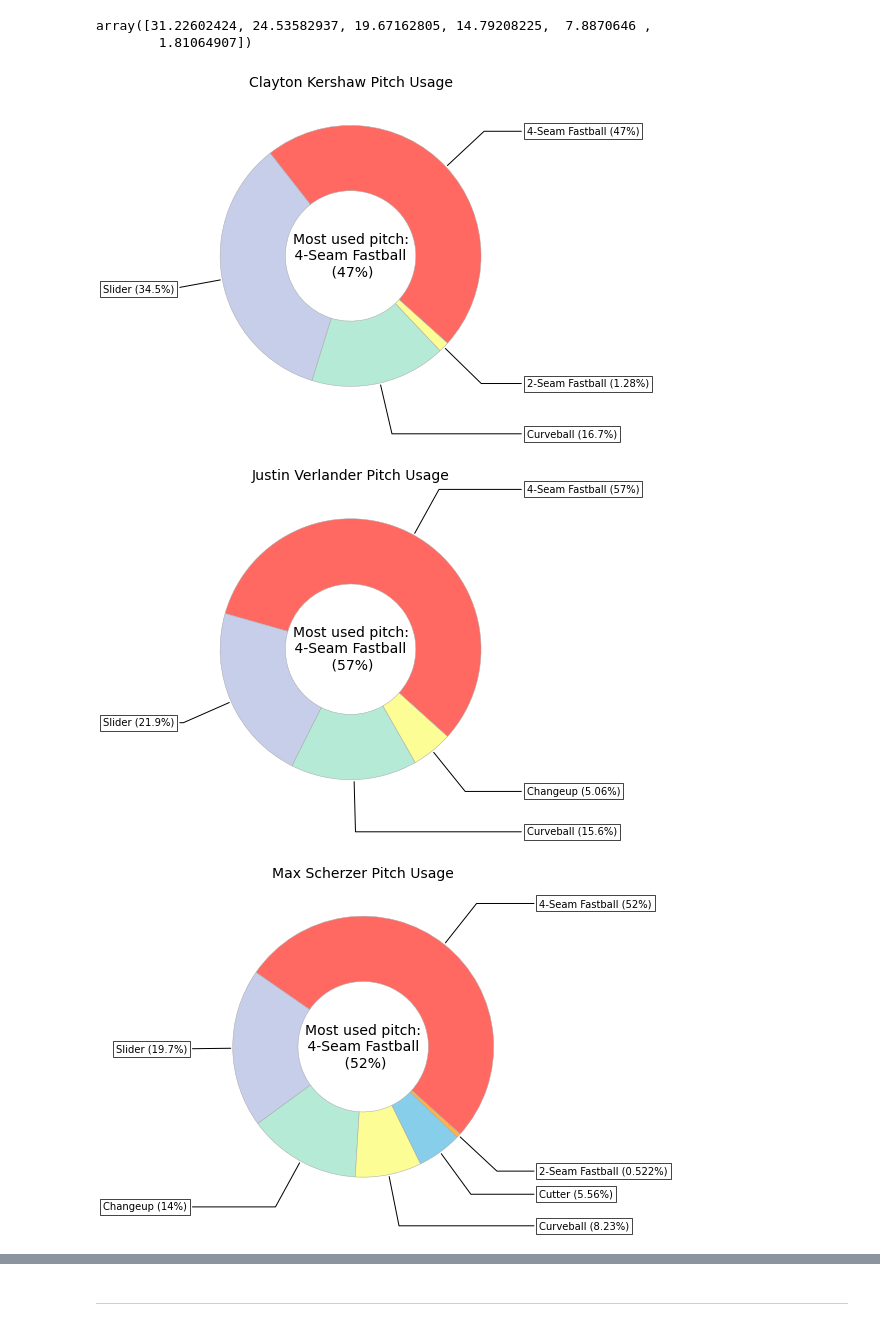
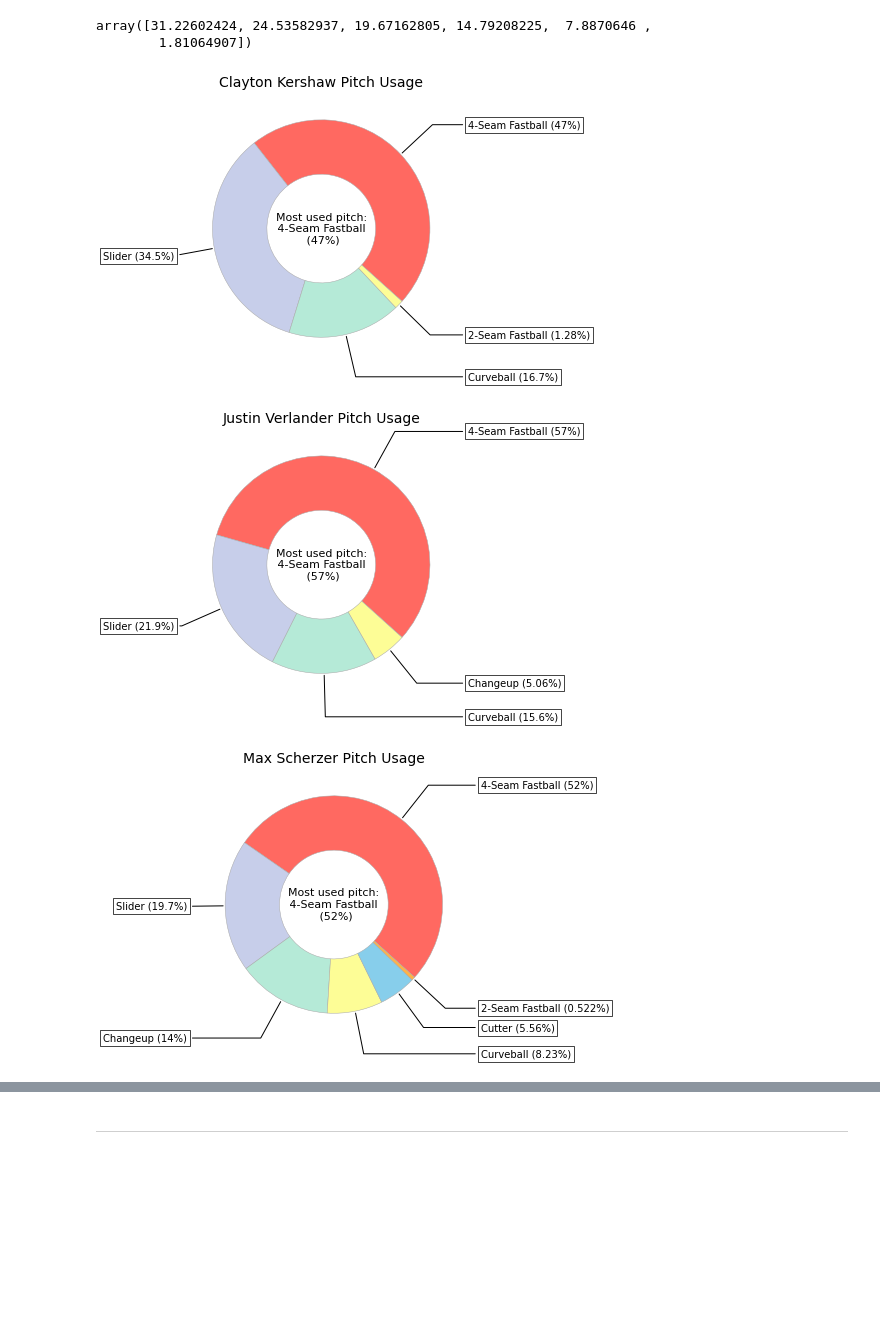
Before and after one commit to BoyangQiu/enigma, a Jupyter notebook: Pitch Diversity Plots.ipynb, the cells around one changed output, grey strips where cells are left out. Saved outputs shown, nothing was run; the diff lists cells and outputs as text; code cells hidden in the pictures; blank space fills up the shorter version.

```diff
--- a/Pitch Diversity Plots.ipynb
+++ b/Pitch Diversity Plots.ipynb
@@ -70,42 +70,42 @@ for name in player_list:
     data = pcts[0].values
 
     # Code from matplotlib site https://matplotlib.org/3.1.1/gallery/pie_and_polar_charts/pie_and_donut_labels.html
-    fig, ax = plt.subplots(figsize=(9, 6), subplot_kw=dict(aspect="equal"))
+    fig, ax = plt.subplots(figsize=(9, 5), subplot_kw=dict(aspect="equal"))
 
     # List of colours for chart sections, list 8 just in case
     # No pitch throws > 8 different pitches at > 5% frequency
     clist = ['#FF6961', '#C7CEEA', '#B5EAD7', '#fdfd96', '#87ceeb', '#ffb347', '#cfcfc4', '#77dd77']
 
     # Set the pie wedges, add darkgrey outline, set color palette
     # Set start angle for clearner chart (ie. minimize title/label overlap)
     wedges, texts = ax.pie(data, wedgeprops=dict(edgecolor = 'darkgrey', linewidth = 0.5, width=0.5),
                            startangle=-42, colors = clist)
 
     # Create box/arrow labels for the wedges
     bbox_props = dict(boxstyle="square,pad=0.3", fc="w", ec="k", lw=0.72)
     kw = dict(arrowprops=dict(arrowstyle="-"),
               bbox=bbox_props, zorder=0, va="center")
 
     for i, p in enumerate(wedges):
         ang = (p.theta2 - p.theta1)/2. + p.theta1
         y = np.sin(np.deg2rad(ang))
         x = np.cos(np.deg2rad(ang))
         horizontalalignment = {-1: "right", 1: "left"}[int(np.sign(x))]
         connectionstyle = "angle,angleA=0,angleB={}".format(ang)
         kw["arrowprops"].update({"connectionstyle": connectionstyle})
 
         # Annotate the wedges in pitch (usage%) formate
         ax.annotate(f'{pcts[0].index[i]} ({float(f"{data[i]:.3g}"):g}%)', xy=(x, y), xytext=(1.35*np.sign(x), 1.4*y),
                     horizontalalignment=horizontalalignment, **kw)
 
     # Text in center of donut
     # Use triple f string with ''' ''' for multi line text
     ax.text(0.5, 0.5, f'''Most used pitch:\n {pcts[0].index[0]} \n ({float(f"{data[0]:.3g}"):g}%)''',
-            fontsize=14, horizontalalignment='center', verticalalignment='center', transform=ax.transAxes)
+            fontsize=11, horizontalalignment='center', verticalalignment='center', transform=ax.transAxes)
     ax.set_title(f'{name} Pitch Usage', fontsize = 14)
-    plt.savefig(f'C:/Users/Boyang Qiu/Desktop/Brainstation/Capstone/static/plots/{name}_usage.png')
+    plt.savefig(f'C:/Users/Boyang Qiu/Desktop/Brainstation/Capstone/static/staticplots/{name}_usage.png')
     plt.show()
 # %% [output]
-[figure, old version]
+[figure, new version]
-[figure, old version]
+[figure, new version]
-[figure, old version]
+[figure, new version]
```
Also changed, not shown: parts of 2 cells of this notebook, 9 other files.
